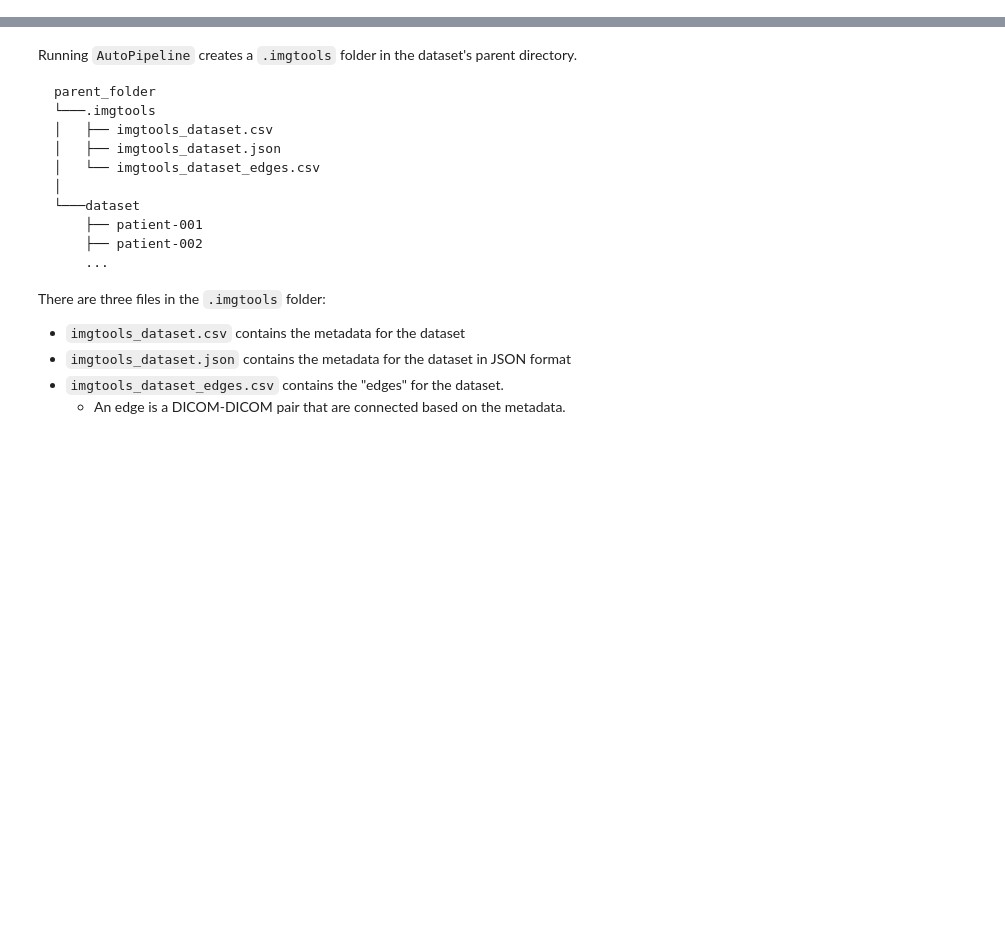
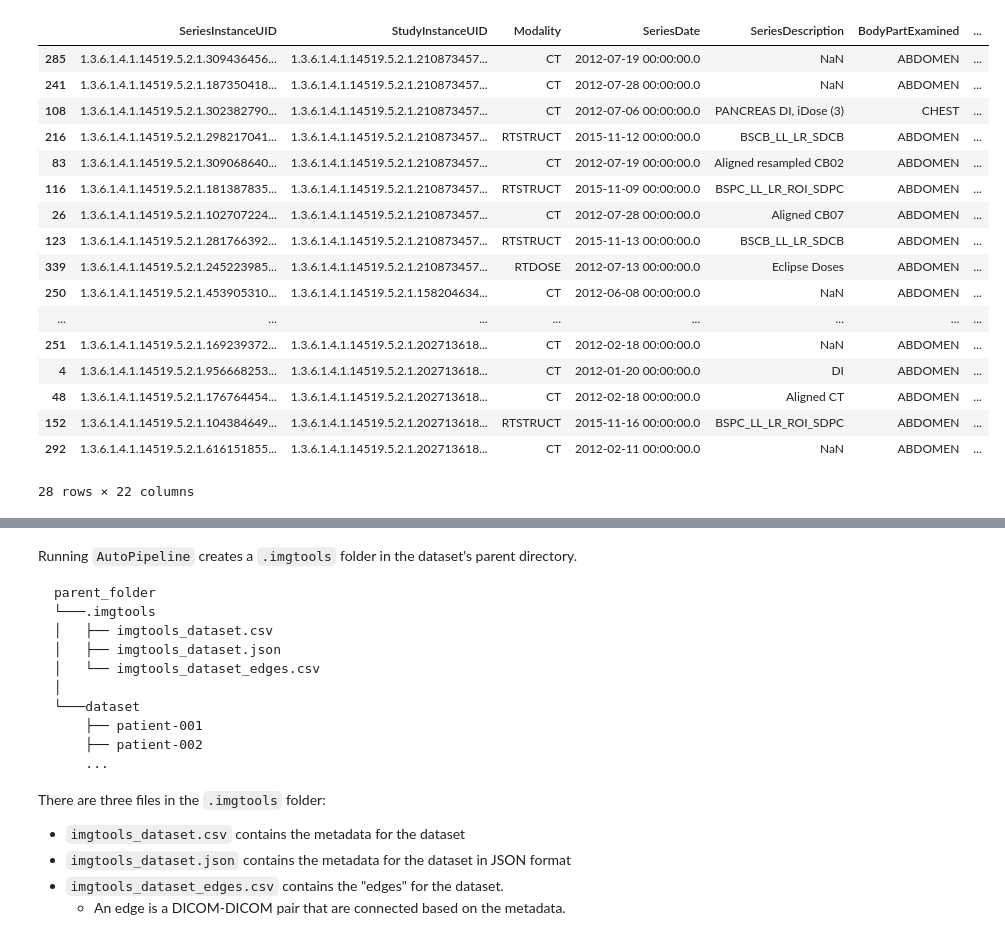
Before and after one commit to kirbyju/TCIA_Notebooks, a Jupyter notebook: TCIA_MedImageTools.ipynb, the cells around one changed output, grey strips where cells are left out. Cells and saved outputs as stored; diff of their text form; code cells hidden in the pictures; blank space fills up the shorter version.

```diff
--- a/TCIA_MedImageTools.ipynb
+++ b/TCIA_MedImageTools.ipynb
@@ -35,0 +61,3 @@ OUTPUT_PATH ="/path/to/output/folder"
+# %%
+# download series metadata for the Pancreatic-CT-CBCT-SEG collection
+series = nbia.getSeries("Pancreatic-CT-CBCT-SEG", format = "df")
@@ -35,0 +68,30 @@ OUTPUT_PATH ="/path/to/output/folder"
+# %%
+# sort the 'series' dataframe by PatientID
+series_sorted = series.sort_values('PatientID')
+
+# get the first 3 unique PatientIDs
+first_3_ids = series_sorted['PatientID'].unique()[:3]
+
+# filter the dataframe to include only rows for the first 3 PatientIDs
+sample_series = series_sorted[series_sorted['PatientID'].isin(first_3_ids)]
+
+sample_series
+# %% [output]
+|  | SeriesInstanceUID | StudyInstanceUID | Modality | SeriesDate | SeriesDescription | BodyPartExamined | ... |
+| 285 | 1.3.6.1.4.1.14519.5.2.1.309436456... | 1.3.6.1.4.1.14519.5.2.1.210873457... | CT | 2012-07-19 00:00:00.0 | NaN | ABDOMEN | ... |
+| 241 | 1.3.6.1.4.1.14519.5.2.1.187350418... | 1.3.6.1.4.1.14519.5.2.1.210873457... | CT | 2012-07-28 00:00:00.0 | NaN | ABDOMEN | ... |
+| 108 | 1.3.6.1.4.1.14519.5.2.1.302382790... | 1.3.6.1.4.1.14519.5.2.1.210873457... | CT | 2012-07-06 00:00:00.0 | PANCREAS DI, iDose (3) | CHEST | ... |
+| 216 | 1.3.6.1.4.1.14519.5.2.1.298217041... | 1.3.6.1.4.1.14519.5.2.1.210873457... | RTSTRUCT | 2015-11-12 00:00:00.0 | BSCB_LL_LR_SDCB | ABDOMEN | ... |
+| 83 | 1.3.6.1.4.1.14519.5.2.1.309068640... | 1.3.6.1.4.1.14519.5.2.1.210873457... | CT | 2012-07-19 00:00:00.0 | Aligned resampled CB02 | ABDOMEN | ... |
+| 116 | 1.3.6.1.4.1.14519.5.2.1.181387835... | 1.3.6.1.4.1.14519.5.2.1.210873457... | RTSTRUCT | 2015-11-09 00:00:00.0 | BSPC_LL_LR_ROI_SDPC | ABDOMEN | ... |
+| 26 | 1.3.6.1.4.1.14519.5.2.1.102707224... | 1.3.6.1.4.1.14519.5.2.1.210873457... | CT | 2012-07-28 00:00:00.0 | Aligned CB07 | ABDOMEN | ... |
+| 123 | 1.3.6.1.4.1.14519.5.2.1.281766392... | 1.3.6.1.4.1.14519.5.2.1.210873457... | RTSTRUCT | 2015-11-13 00:00:00.0 | BSCB_LL_LR_SDCB | ABDOMEN | ... |
+| 339 | 1.3.6.1.4.1.14519.5.2.1.245223985... | 1.3.6.1.4.1.14519.5.2.1.210873457... | RTDOSE | 2012-07-13 00:00:00.0 | Eclipse Doses | ABDOMEN | ... |
+| 250 | 1.3.6.1.4.1.14519.5.2.1.453905310... | 1.3.6.1.4.1.14519.5.2.1.158204634... | CT | 2012-06-08 00:00:00.0 | NaN | ABDOMEN | ... |
+| ... | ... | ... | ... | ... | ... | ... | ... |
+| 251 | 1.3.6.1.4.1.14519.5.2.1.169239372... | 1.3.6.1.4.1.14519.5.2.1.202713618... | CT | 2012-02-18 00:00:00.0 | NaN | ABDOMEN | ... |
+| 4 | 1.3.6.1.4.1.14519.5.2.1.956668253... | 1.3.6.1.4.1.14519.5.2.1.202713618... | CT | 2012-01-20 00:00:00.0 | DI | ABDOMEN | ... |
+| 48 | 1.3.6.1.4.1.14519.5.2.1.176764454... | 1.3.6.1.4.1.14519.5.2.1.202713618... | CT | 2012-02-18 00:00:00.0 | Aligned CT | ABDOMEN | ... |
+| 152 | 1.3.6.1.4.1.14519.5.2.1.104384649... | 1.3.6.1.4.1.14519.5.2.1.202713618... | RTSTRUCT | 2015-11-16 00:00:00.0 | BSPC_LL_LR_ROI_SDPC | ABDOMEN | ... |
+| 292 | 1.3.6.1.4.1.14519.5.2.1.616151855... | 1.3.6.1.4.1.14519.5.2.1.202713618... | CT | 2012-02-11 00:00:00.0 | NaN | ABDOMEN | ... |
+28 rows × 22 columns
```
Also changed, not shown: parts of 25 cells of this notebook.
